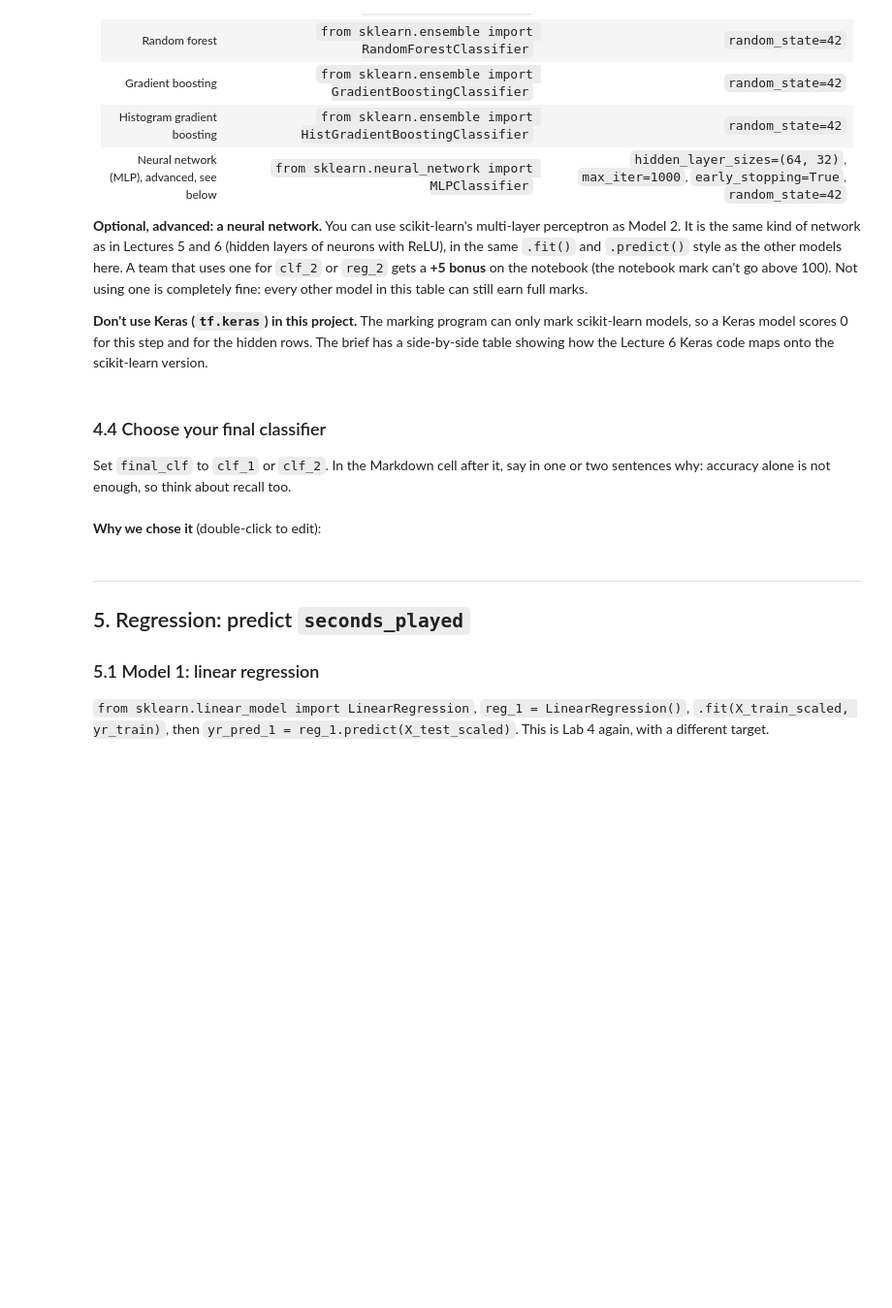
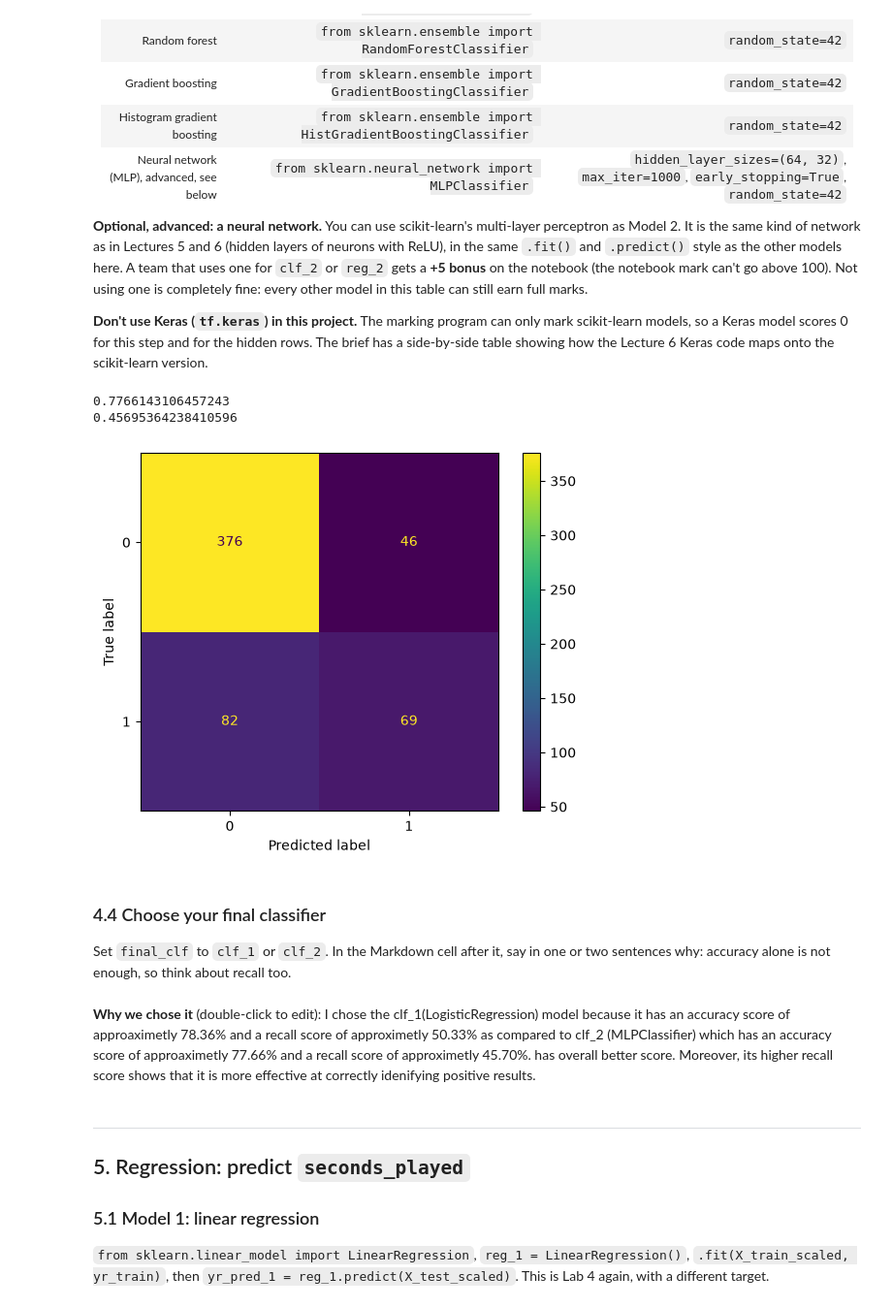
Before and after one commit to Andile-cpu/AI_CA2, a Jupyter notebook: CA2_music_Wed-02.ipynb, the cells around one changed output. Shown at 97% size. Drawn from its saved outputs; the diff is of its cells as text; code cells hidden in the pictures; blank space fills up the shorter version.

```diff
--- a/CA2_music_Wed-02.ipynb
+++ b/CA2_music_Wed-02.ipynb
@@ -502,8 +515,21 @@ Pick one, train it as `clf_2`, predict into `yc_pred_2`, and score it as in 4.2.
 **Don't use Keras (`tf.keras`) in this project.** The marking program can only mark scikit-learn models, so a Keras model scores 0 for this step and for the hidden rows. The brief has a side-by-side table showing how the Lecture 6 Keras code maps onto the scikit-learn version.
 # %%
 # Import your second classifier, create clf_2, train it, and predict the test set into yc_pred_2
+from sklearn.neural_network import MLPClassifier
+clf_2 = MLPClassifier(hidden_layer_sizes=(64, 32), max_iter=1000, early_stopping=True, random_state=42)
+clf_2.fit(X_train_scaled, yc_train)
+yc_pred_2 = clf_2.predict(X_test_scaled)
 # %%
 # Print the accuracy and recall of clf_2, and draw its confusion matrix
+from sklearn.metrics import accuracy_score, recall_score, ConfusionMatrixDisplay
+print(accuracy_score(yc_test, yc_pred_2))
+print(recall_score(yc_test, yc_pred_2))
+ConfusionMatrixDisplay.from_predictions(yc_test, yc_pred_2)
+plt.show()
+# %% [output]
+0.7766143106457243
+0.45695364238410596
+[figure, added]
 # %% [markdown]
 ### 4.4 Choose your final classifier
 
@@ -513,5 +540,6 @@ Set `final_clf` to `clf_1` or `clf_2`. In the Markdown cell after it, say in one
 # %% [markdown]
 **Why we chose it** (double-click to edit):
+I chose the clf_1(LogisticRegression) model because it has an accuracy score of approaximetly 78.36% and a recall score of approximetly 50.33% as compared to clf_2 (MLPClassifier) which has an accuracy score of approaximetly 77.66% and a recall score of approximetly 45.70%. has overall better score. Moreover, its higher recall score shows that it is more effective at correctly idenifying positive results.
 # %% [markdown]
 ---
 ## 5. Regression: predict `seconds_played`
```
Also changed, not shown: parts of 3 cells of this notebook.
